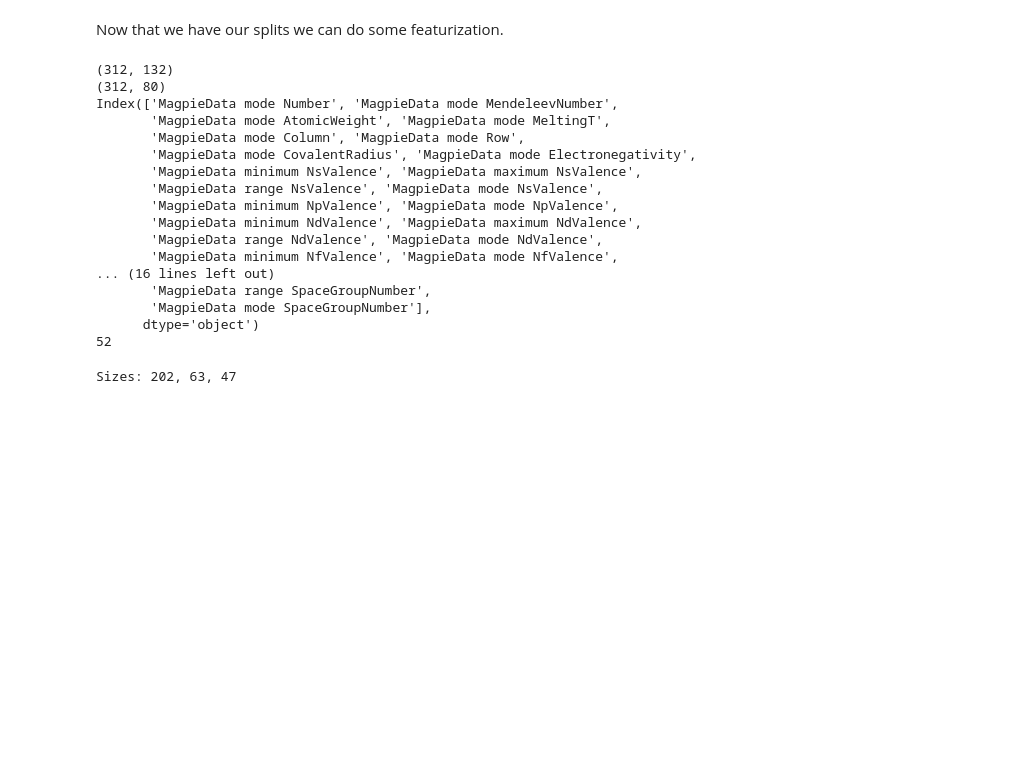
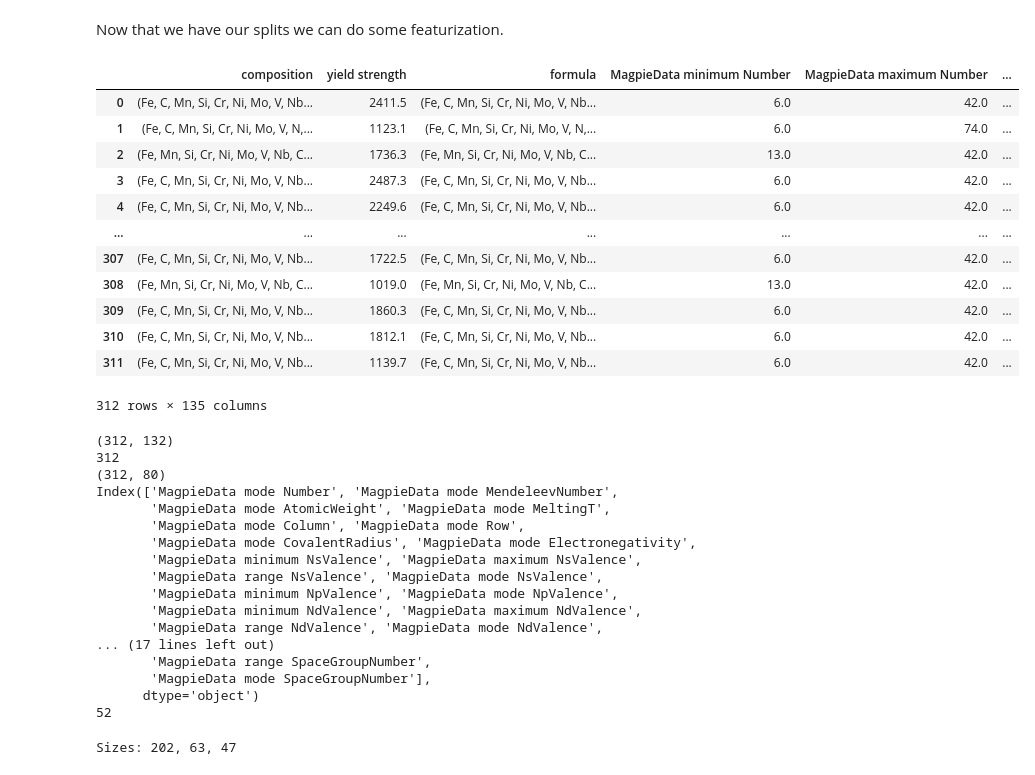
Before and after one commit to whyyyyyft/ML-materials, a Jupyter notebook: ML_Research.ipynb, the cells around one changed output. Cells and saved outputs as stored; diff of their text form; code cells hidden in the pictures; blank space fills up the shorter version.

```diff
--- a/ML_Research.ipynb
+++ b/ML_Research.ipynb
@@ -269,20 +273,37 @@ df2["composition"] = df2["composition"].apply(Composition)
 # Now, featurize the DataFrame using the updated 'composition' column.
 # The featurizer will now correctly find Composition objects in the specified column.
 X_feat = featurizer.featurize_dataframe(df2, "composition")
+# %%
+X_feat
+# %% [output]
+|  | composition | yield strength | formula | MagpieData minimum Number | MagpieData maximum Number | ... |
+| 0 | (Fe, C, Mn, Si, Cr, Ni, Mo, V, Nb... | 2411.5 | (Fe, C, Mn, Si, Cr, Ni, Mo, V, Nb... | 6.0 | 42.0 | ... |
+| 1 | (Fe, C, Mn, Si, Cr, Ni, Mo, V, N,... | 1123.1 | (Fe, C, Mn, Si, Cr, Ni, Mo, V, N,... | 6.0 | 74.0 | ... |
+| 2 | (Fe, Mn, Si, Cr, Ni, Mo, V, Nb, C... | 1736.3 | (Fe, Mn, Si, Cr, Ni, Mo, V, Nb, C... | 13.0 | 42.0 | ... |
+| 3 | (Fe, C, Mn, Si, Cr, Ni, Mo, V, Nb... | 2487.3 | (Fe, C, Mn, Si, Cr, Ni, Mo, V, Nb... | 6.0 | 42.0 | ... |
+| 4 | (Fe, C, Mn, Si, Cr, Ni, Mo, V, Nb... | 2249.6 | (Fe, C, Mn, Si, Cr, Ni, Mo, V, Nb... | 6.0 | 42.0 | ... |
+| ... | ... | ... | ... | ... | ... | ... |
+| 307 | (Fe, C, Mn, Si, Cr, Ni, Mo, V, Nb... | 1722.5 | (Fe, C, Mn, Si, Cr, Ni, Mo, V, Nb... | 6.0 | 42.0 | ... |
+| 308 | (Fe, Mn, Si, Cr, Ni, Mo, V, Nb, C... | 1019.0 | (Fe, Mn, Si, Cr, Ni, Mo, V, Nb, C... | 13.0 | 42.0 | ... |
+| 309 | (Fe, C, Mn, Si, Cr, Ni, Mo, V, Nb... | 1860.3 | (Fe, C, Mn, Si, Cr, Ni, Mo, V, Nb... | 6.0 | 42.0 | ... |
+| 310 | (Fe, C, Mn, Si, Cr, Ni, Mo, V, Nb... | 1812.1 | (Fe, C, Mn, Si, Cr, Ni, Mo, V, Nb... | 6.0 | 42.0 | ... |
+| 311 | (Fe, C, Mn, Si, Cr, Ni, Mo, V, Nb... | 1139.7 | (Fe, C, Mn, Si, Cr, Ni, Mo, V, Nb... | 6.0 | 42.0 | ... |
+312 rows × 135 columns
 # %%
 
 # Create a working copy of X_feat with only numerical features
-X_cleaned_features = X_feat.drop(columns=["composition", "yield strength"])
+X = X_feat.drop(columns=["composition", "yield strength", "formula"])
+y = X_feat["yield strength"].values
+# Drop any columns that contain NaN values (might occur from featurization)
+X = X.dropna(axis=1)
 
-# Drop any columns that contain NaN values (might occur from featurization)
-X_cleaned_features = X_cleaned_features.dropna(axis=1)
-
-print(X_cleaned_features.shape)
+print(X.shape)
+print(len(y))
 
 from sklearn.feature_selection import VarianceThreshold
 
-selector = VarianceThreshold(threshold=1e-5)
-X_reduced = selector.fit_transform(X_cleaned_features)
+selector = VarianceThreshold(threshold=0.0)
+X_reduced = selector.fit_transform(X) # leakage - move?
 print(X_reduced.shape)
 
 constant_cols = X_feat.columns[X_feat.nunique() == 1]
@@ -290,6 +311,7 @@ print(constant_cols)
 print(len(constant_cols))
 # %% [output]
 (312, 132)
+312
 (312, 80)
 Index(['MagpieData mode Number', 'MagpieData mode MendeleevNumber',
        'MagpieData mode AtomicWeight', 'MagpieData mode MeltingT',
@@ -300,8 +322,7 @@ Index(['MagpieData mode Number', 'MagpieData mode MendeleevNumber',
        'MagpieData minimum NpValence', 'MagpieData mode NpValence',
        'MagpieData minimum NdValence', 'MagpieData maximum NdValence',
        'MagpieData range NdValence', 'MagpieData mode NdValence',
-       'MagpieData minimum NfValence', 'MagpieData mode NfValence',
-... (16 lines left out)
+... (17 lines left out)
        'MagpieData range SpaceGroupNumber',
        'MagpieData mode SpaceGroupNumber'],
       dtype='object')
```
Also changed, not shown: parts of 14 cells of this notebook.
